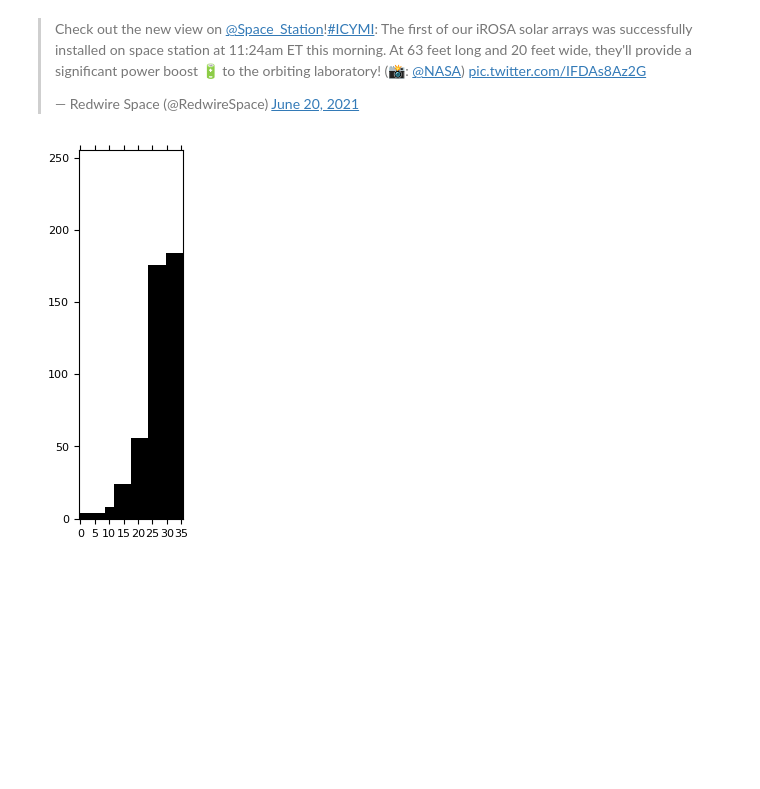
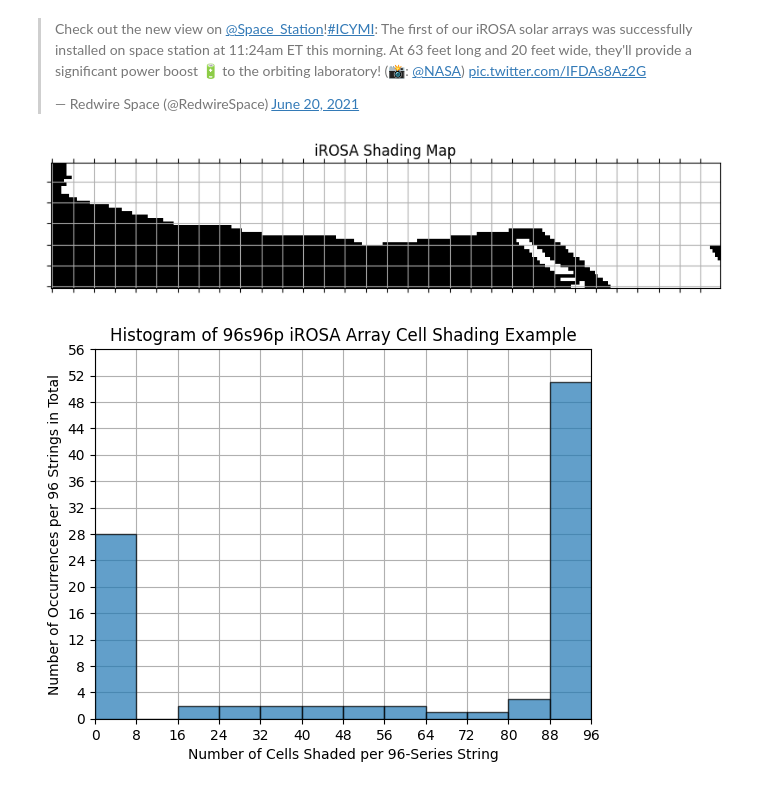
Before and after one commit to amosborne/solarcell, a Jupyter notebook: examples/shading.ipynb, the cells around one changed output. Saved outputs shown, nothing was run; the diff lists cells and outputs as text; code cells hidden in the pictures; blank space fills up the shorter version.

Commit message:
cell shading breakdown

```diff
--- a/examples/shading.ipynb
+++ b/examples/shading.ipynb
@@ -116,4 +117,11 @@ def calfit(idx, pos, nc):
 def sunidx(cal, sun, ncx, ncy):
     pos2idx_X = calfit(calXIDX, np.sort(cal[:, 0]), ncx)
     pos2idx_Y = calfit(calYIDX, np.sort(cal[:, 1]), ncy)
-    return np.array([(pos2idx_X(x), pos2idx_Y(y)) for x, y in sun])
+    idx = [(pos2idx_X(x), pos2idx_Y(y)) for x, y in sun]
+    idx = list(sorted(idx))
+
+    ret = defaultdict(list)
+    for x, y in idx:
+        ret[x].append(y)
+
+    return ret
@@ -123,33 +128,25 @@ idxR = sunidx(calR, sunR, 6, 8)
-# %%
-# TODO: recommend marking the cells on/off graphically and using their grid location to stack into an array
-
-layout = np.zeros((32 * 8, 6 * 6))
-
-
-def subgrid(x, y, shadow):
-    assert shadow.shape == (8, 6)
-    layout[x * 8 : (x + 1) * 8, y * 6 : (y + 1) * 6] = shadow
-
-
-for r in range(23):
-    subgrid(r, 5, np.ones((8, 6)))
-for r in range(22):
-    subgrid(r, 4, np.ones((8, 6)))
-for r in range(7):
-    subgrid(r, 3, np.ones((8, 6)))
-for r in range(3):
-    subgrid(r, 2, np.ones((8, 6)))
-
-subgrid(0, 0, np.concatenate((np.ones((4, 6)), np.zeros((4, 6)))))
-subgrid(
-    0,
-    1,
-    np.concatenate(
-        (np.ones((4, 6)), np.concatenate((np.zeros((4, 3)), np.ones((4, 3))), axis=1))
-    ),
-)
-
-_ = plt.spy(layout, origin="lower", aspect=0.5)
-plt.tick_params(labelsize=8)
-# %% [output]
-[figure, removed]
+# %%
+def sunmap(cal, sun, ncx, ncy, nx, ny):
+    idx = sunidx(cal, sun, ncx, ncy)
+    sunlight = np.full((nx, ny), False)  # intialize to shaded
+
+    for x in range(sunlight.shape[0]):
+        sun = True
+        for y1, y2 in zip(idx[x], idx[x][1:]):
+            sunlight[x, y1 : y2 + 1] = sun
+            sun = not sun
+
+    return np.flip(sunlight)
+# %%
+sunmapL = sunmap(calL, sunL, 6, 8, 18, 256)
+sunmapR = sunmap(calR, sunR, 6, 8, 18, 256)
+sunmapLR = np.vstack([sunmapR, sunmapL])
+
+plt.figure(figsize=(10, 10))
+plt.spy(np.invert(sunmapLR), origin="lower", aspect=8 / 6)
+plt.xticks(range(0, 256, 8), labels=[])
+plt.yticks(range(0, 36, 6), labels=[])
+plt.title("iROSA Shading Map")
+plt.grid()
+# %% [output]
+[figure, added]
@@ -155,0 +160,12 @@ plt.tick_params(labelsize=8)
+# %%
+plt.hist(shaded_per_string, bins=12, alpha=0.7, edgecolor="black", zorder=3)
+plt.xticks(range(0, 96 + 8, 8))
+plt.yticks(range(0, 56 + 4, 4))
+plt.xlim((0, nseries))
+plt.ylim((0, 56))
+plt.grid(zorder=0)
+plt.xlabel("Number of Cells Shaded per 96-Series String")
+plt.ylabel("Number of Occurrences per 96 Strings in Total")
+_ = plt.title("Histogram of 96s96p iROSA Array Cell Shading Example")
+# %% [output]
+[figure, added]
```
Also changed, not shown: parts of 3 cells of this notebook.
